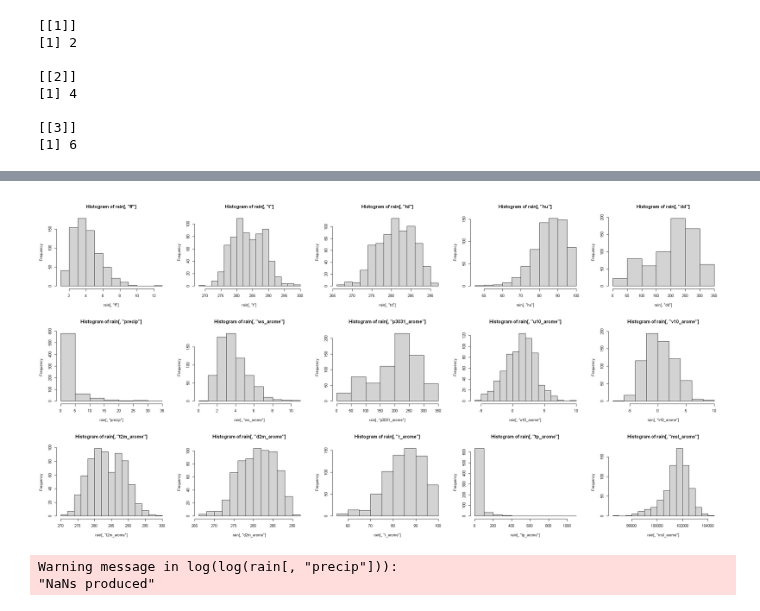
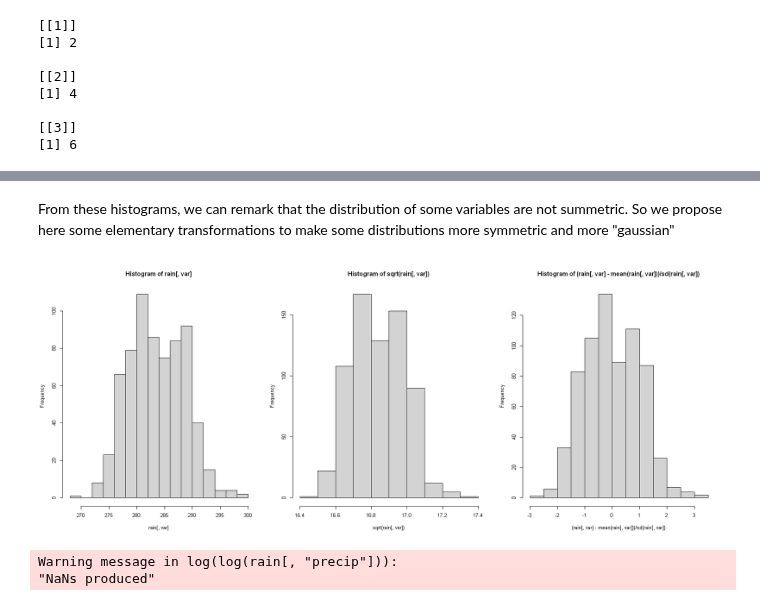
Before and after one commit to NguyenHai7120/4A-MachineLearning-Project, a Jupyter notebook: Exploration.ipynb, the cells around one changed output, grey strips where cells are left out. Cells and saved outputs as stored; diff of their text form; code cells hidden in the pictures.

```diff
--- a/Exploration.ipynb
+++ b/Exploration.ipynb
@@ -126,13 +109,16 @@ gridExtra::grid.arrange(grobs = my_plots_list, ncol = 4)
-# %%
-par(mfrow = c(3, 5))
-options(repr.plot.width = 20, repr.plot.height = 10)
-hist(rain[,'ff']); hist(rain[,'t']); hist(rain[,'td'])
-hist(rain[,'hu']); hist(rain[,'dd']); hist(rain[,'precip'])
-hist(rain[,'ws_arome']); hist(rain[,'p3031_arome']); hist(rain[,'u10_arome'])
-hist(rain[,'v10_arome']); hist(rain[,'t2m_arome']); hist(rain[,'d2m_arome'])
-hist(rain[,'r_arome']); hist(rain[,'tp_arome']); hist(rain[,'msl_arome'])
-# %% [output]
-[figure, removed]
+# %% [markdown]
+From these histograms, we can remark that the distribution of some variables are not summetric. So we propose here some elementary transformations to make some distributions more symmetric and more "gaussian"
+# %%
+rain[,'ff'] = sqrt(rain[,'ff'])
+# %%
+par(mfrow = c(1, 3))
+options(repr.plot.width = 15, repr.plot.height = 6)
+var = 't'
+hist(rain[,var])
+hist(sqrt(rain[,var]))
+hist((rain[,var] - mean(rain[,var]))/sd(rain[,var]))
+# %% [output]
+[figure, added]
 # %%
 rain[, "precip_log"] <- log(log(rain[, "precip"]))
 rain[, "tp_arome_log"] <- log(rain[, "tp_arome"])
```
Also changed, not shown: parts of 14 cells of this notebook.
